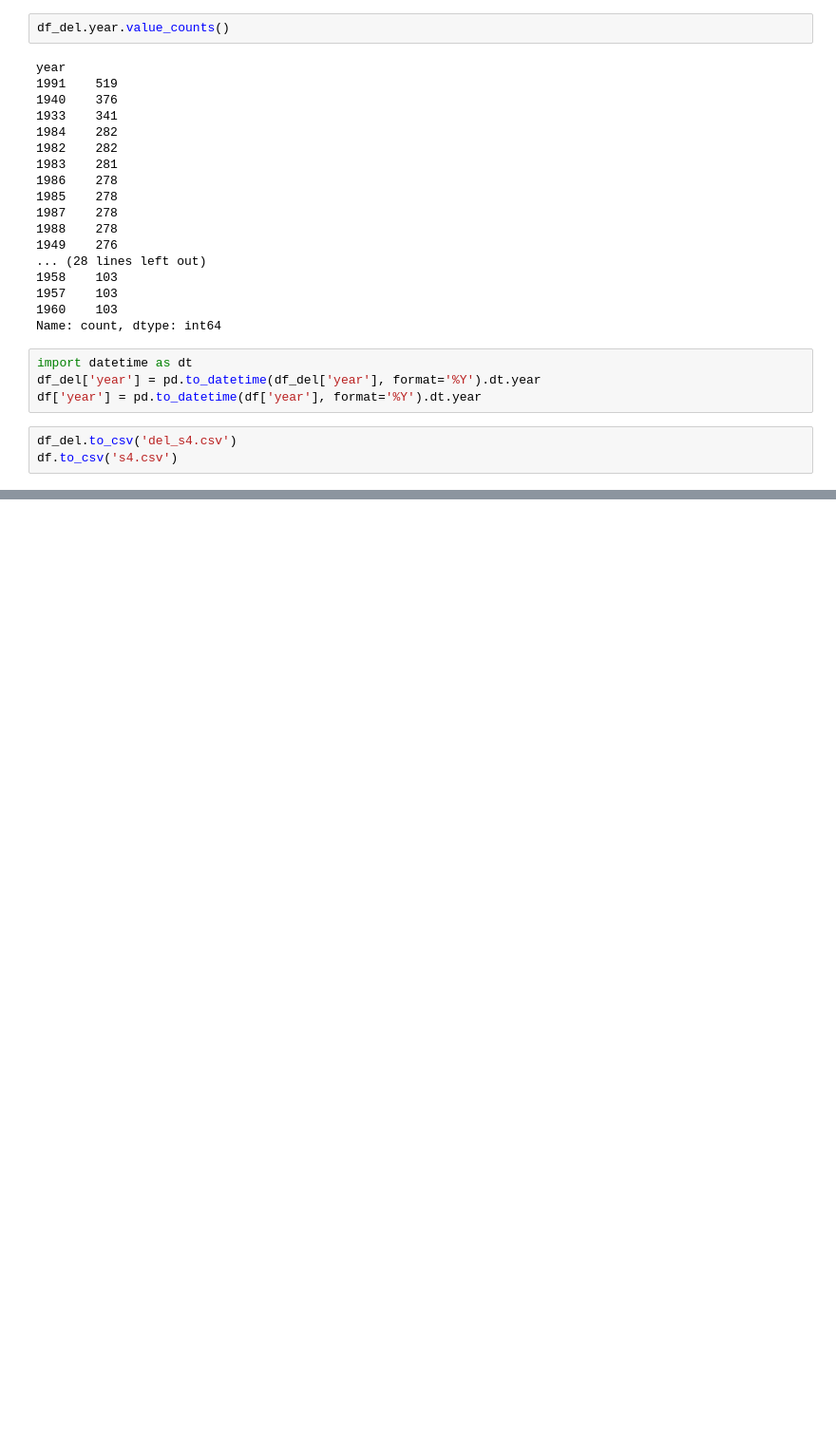
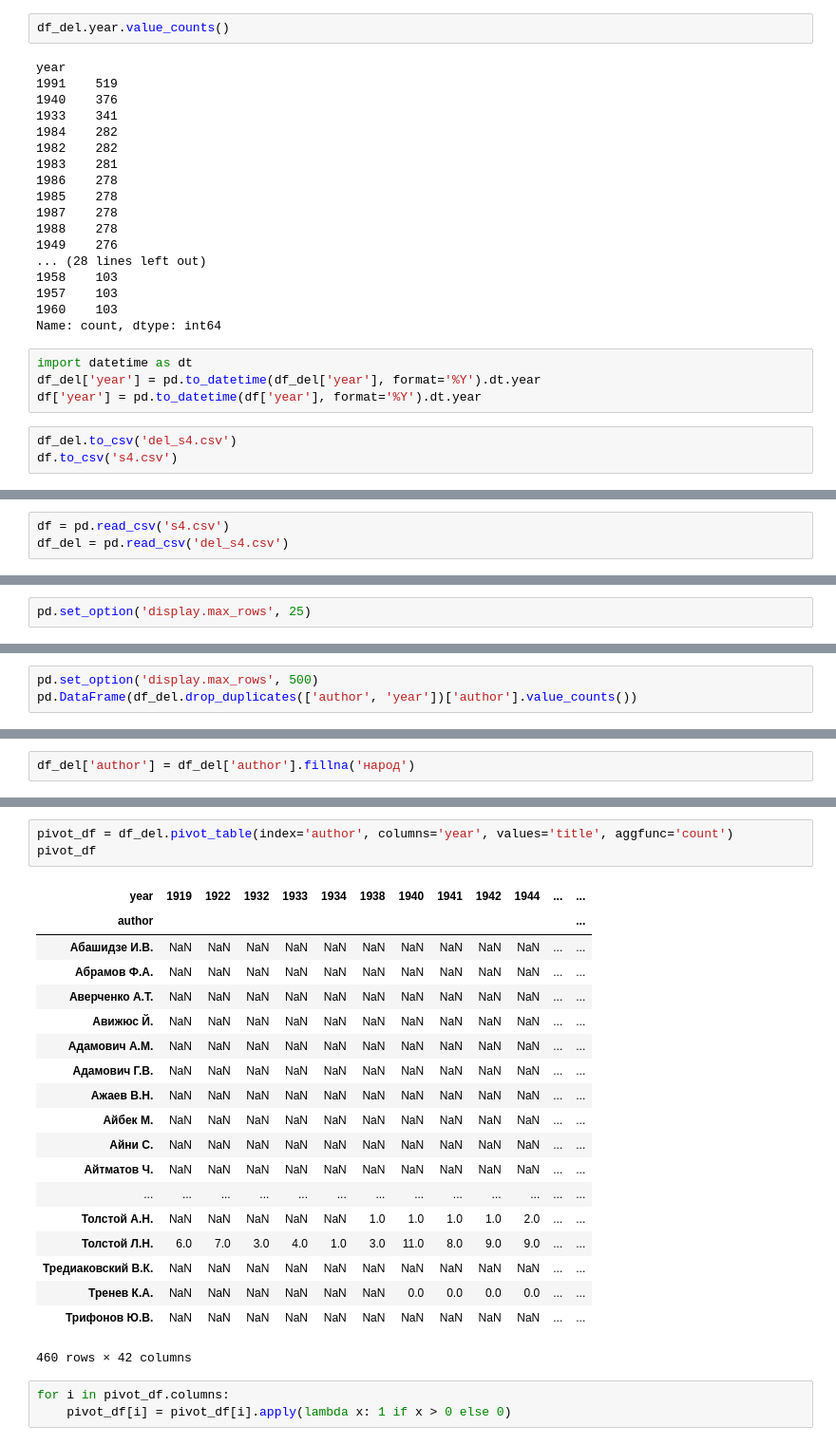
Before and after one commit to Nomendan/Spisok_chteniya, a Jupyter notebook: обработка и очистка.ipynb, the cells around one changed output, grey strips where cells are left out. Shown at 95% size. Saved outputs shown, nothing was run; the diff lists cells and outputs as text; blank space fills up the shorter version.

```diff
--- a/обработка и очистка.ipynb
+++ b/обработка и очистка.ipynb
@@ -169,0 +152,3 @@ df
+# %%
+df = pd.read_csv('s4.csv')
+df_del = pd.read_csv('del_s4.csv')
@@ -169,0 +171,2 @@ df
+# %%
+pd.set_option('display.max_rows', 25)
@@ -169,0 +244,3 @@ df
+# %%
+pd.set_option('display.max_rows', 500)
+pd.DataFrame(df_del.drop_duplicates(['author', 'year'])['author'].value_counts())
@@ -169,0 +308,2 @@ df
+# %%
+df_del['author'] = df_del['author'].fillna('народ')
@@ -169,0 +416,26 @@ df
+# %%
+pivot_df = df_del.pivot_table(index='author', columns='year', values='title', aggfunc='count')
+pivot_df
+# %% [output]
+| year | 1919 | 1922 | 1932 | 1933 | 1934 | 1938 | 1940 | 1941 | 1942 | 1944 | ... | ... |
+| author |  |  |  |  |  |  |  |  |  |  |  | ... |
+| Абашидзе И.В. | NaN | NaN | NaN | NaN | NaN | NaN | NaN | NaN | NaN | NaN | ... | ... |
+| Абрамов Ф.А. | NaN | NaN | NaN | NaN | NaN | NaN | NaN | NaN | NaN | NaN | ... | ... |
+| Аверченко А.Т. | NaN | NaN | NaN | NaN | NaN | NaN | NaN | NaN | NaN | NaN | ... | ... |
+| Авижюс Й. | NaN | NaN | NaN | NaN | NaN | NaN | NaN | NaN | NaN | NaN | ... | ... |
+| Адамович А.М. | NaN | NaN | NaN | NaN | NaN | NaN | NaN | NaN | NaN | NaN | ... | ... |
+| Адамович Г.В. | NaN | NaN | NaN | NaN | NaN | NaN | NaN | NaN | NaN | NaN | ... | ... |
+| Ажаев В.Н. | NaN | NaN | NaN | NaN | NaN | NaN | NaN | NaN | NaN | NaN | ... | ... |
+| Айбек М. | NaN | NaN | NaN | NaN | NaN | NaN | NaN | NaN | NaN | NaN | ... | ... |
+| Айни С. | NaN | NaN | NaN | NaN | NaN | NaN | NaN | NaN | NaN | NaN | ... | ... |
+| Айтматов Ч. | NaN | NaN | NaN | NaN | NaN | NaN | NaN | NaN | NaN | NaN | ... | ... |
+| ... | ... | ... | ... | ... | ... | ... | ... | ... | ... | ... | ... | ... |
+| Толстой А.Н. | NaN | NaN | NaN | NaN | NaN | 1.0 | 1.0 | 1.0 | 1.0 | 2.0 | ... | ... |
+| Толстой Л.Н. | 6.0 | 7.0 | 3.0 | 4.0 | 1.0 | 3.0 | 11.0 | 8.0 | 9.0 | 9.0 | ... | ... |
+| Тредиаковский В.К. | NaN | NaN | NaN | NaN | NaN | NaN | NaN | NaN | NaN | NaN | ... | ... |
+| Тренев К.А. | NaN | NaN | NaN | NaN | NaN | NaN | 0.0 | 0.0 | 0.0 | 0.0 | ... | ... |
+| Трифонов Ю.В. | NaN | NaN | NaN | NaN | NaN | NaN | NaN | NaN | NaN | NaN | ... | ... |
+460 rows × 42 columns
+# %%
+for i in pivot_df.columns:
+    pivot_df[i] = pivot_df[i].apply(lambda x: 1 if x > 0 else 0)
```
Also changed, not shown: parts of 47 cells of this notebook, 3 other files.
